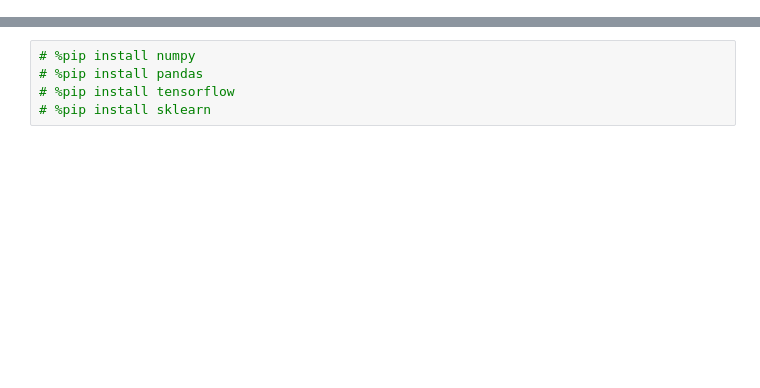
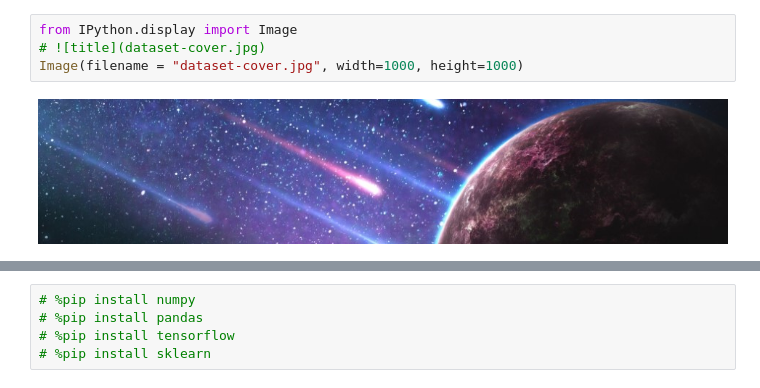
Before and after one commit to DanecLacey/CML22_Notebook, a Jupyter notebook: NN_Training.ipynb, the cells around one changed output, grey strips where cells are left out. Drawn from its saved outputs; the diff is of its cells as text; blank space fills up the shorter version.

```diff
--- a/NN_Training.ipynb
+++ b/NN_Training.ipynb
@@ -0,0 +4,6 @@
+# %%
+from IPython.display import Image
+# ![title](dataset-cover.jpg)
+Image(filename = "dataset-cover.jpg", width=1000, height=1000)
+# %% [output]
+[figure, added]
```
Also changed, not shown: parts of 22 cells of this notebook, 1 other file.
